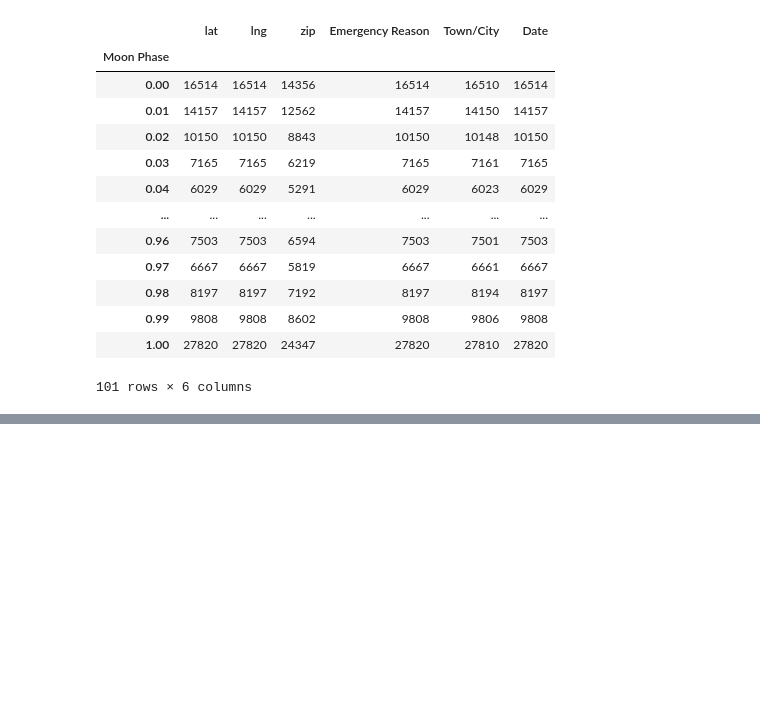
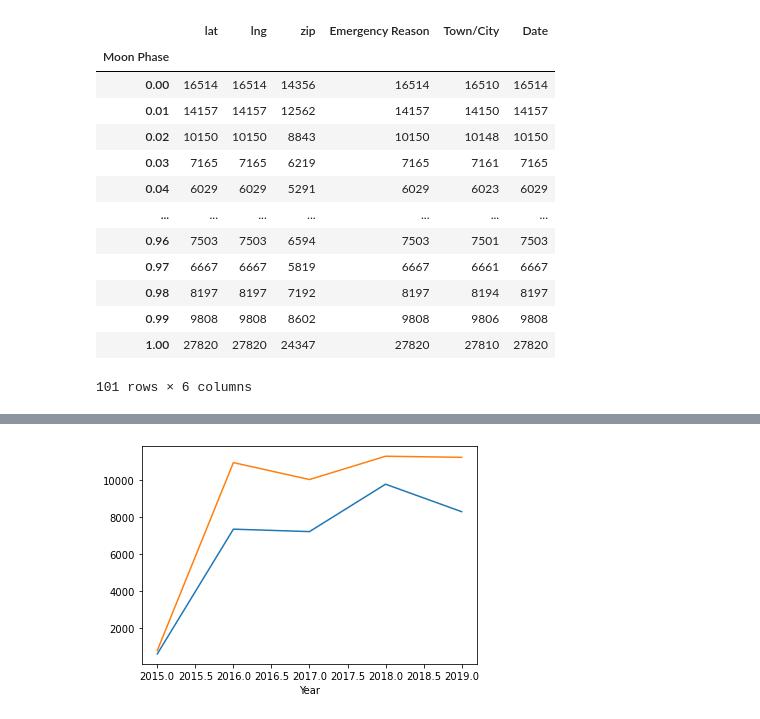
Before and after one commit to ytran010/The_Werewolves, a Jupyter notebook: Yvonne.ipynb, the cells around one changed output, grey strips where cells are left out. Drawn from its saved outputs; the diff is of its cells as text; code cells hidden in the pictures; blank space fills up the shorter version.

```diff
--- a/Yvonne.ipynb
+++ b/Yvonne.ipynb
@@ -101,0 +116,8 @@ moon_line
+# %%
+# Line graph with years or years analysis
+
+# werewolf_df["Year"] = pd.DatetimeIndex(werewolf_df['Date']).year
+werewolf_df["Year"] = pd.DatetimeIndex(werewolf_df.loc[:,"Date"]).year
+
+group_year = werewolf_df.groupby("Year")
+group_year["Moon Phase"].value_counts()
@@ -101,0 +143,37 @@ moon_line
+# %%
+full_df = werewolf_df.loc[werewolf_df["Moon Phase"] == 0.5]
+group_year1 = full_df.groupby("Year")
+full_count = group_year1["Moon Phase"].count()
+moon_line = full_count.plot(kind = "line")
+
+new_df = werewolf_df.loc[(werewolf_df["Moon Phase"] == 0)|(werewolf_df["Moon Phase"] == 1)]
+group_year2 = new_df.groupby("Year")
+new_count = group_year2["Moon Phase"].count()
+moon_line2 = new_count.plot(kind = "line")
+
+# other_df = werewolf_df.loc[(werewolf_df["Moon Phase"]!=0.5)|(werewolf_df["Moon Phase"]!=0)|(werewolf_df["Moon Phase"]!=1)]
+# group_year3 = other_df.groupby("Year")
+# other_count = group_year3["Moon Phase"].count()
+# moon_line3 = other_count.plot(kind = "line")
+
+# year_count = group_moon_phase["Emergency Reason"].count()
+# moon_line = emergency_count.plot(kind = "line")
+
+# moon_line
+# full = werewolf_df.loc[werewolf_df["Moon Phase"] == 0.5]
+# new_end = werewolf_df.loc[werewolf_df["Moon Phase"]==0]
+# new_begin = werewolf_df.loc[werewolf_df["Moon Phase"]==1]
+# emergency_reason = werewolf_df["Emergency Reason"]
+# year = werewolf_df["Year"]
+# year_df = pd.DataFrame({
+#     "Full Moons" : full,
+#     "New Moons (Begins)": new_begin,
+#     "New Moons (Ends)": new_end,
+#     "Emergency Reason": emergency_reason,
+#     "Year": year
+# year = werewolf_df["Year"].unique()
+
+# moon_phase = werewolf_df["Moon Phase"]
+# plt.plot(year, moon_phase)
+# %% [output]
+[figure, added]
```
Also changed, not shown: parts of 6 cells of this notebook, 1 other file.
